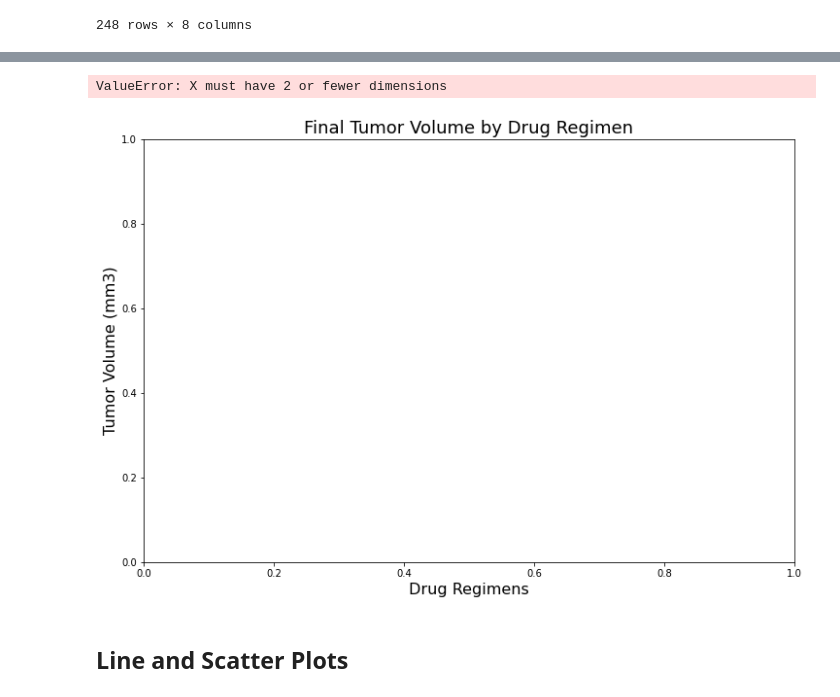
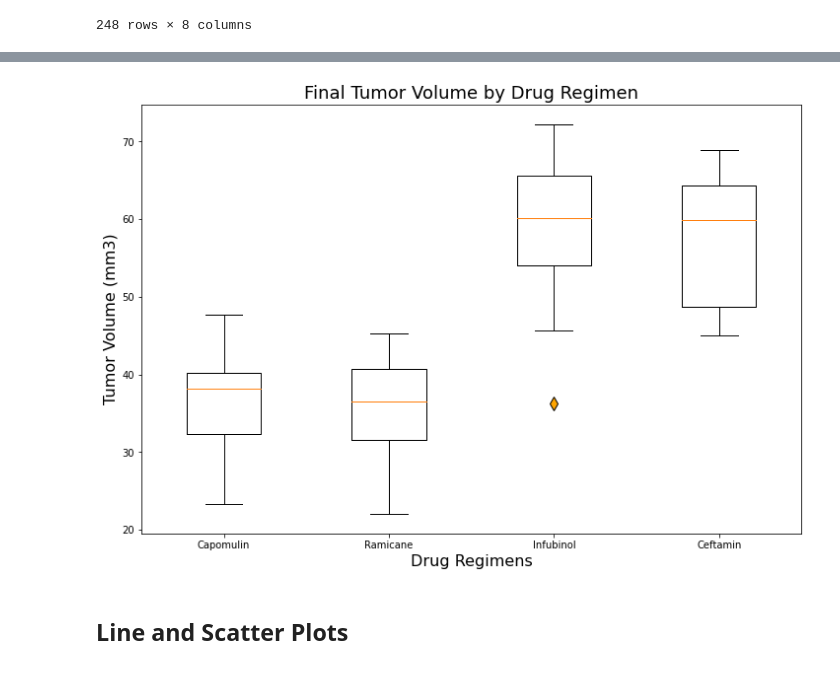
Before and after one commit to Jesskhunter/Matplotlib-Challenge, a Jupyter notebook: Pymaceuticals/pymaceuticals_starter.ipynb, the cells around one changed output, grey strips where cells are left out. Saved outputs shown, nothing was run; the diff lists cells and outputs as text; code cells hidden in the pictures.

```diff
--- a/Pymaceuticals/pymaceuticals_starter.ipynb
+++ b/Pymaceuticals/pymaceuticals_starter.ipynb
@@ -406,38 +408,0 @@ merged_data
-# %%
-# Put treatments into a list for for loop (and later for plot labels)
-treatments = ["Capomulin", "Ramicane", "Infubinol", "Ceftamin"]
-
-# Create empty list to fill with tumor vol data (for plotting)
-final_tumor_vol_list = []
-
-# Calculate the IQR and quantitatively determine if there are any potential outliers.
-for drug in treatments:
-
-    # Locate the rows which contain mice on each drug and get the tumor volumes
-    final_tumor_vol = merged_data.loc[merged_data['Drug Regimen'] == drug, 'Tumor Volume (mm3)']
-
-    # add subset to tumor_vol_list
-    final_tumor_vol_list.append(merged_data)
-
-    # Calculate the IQR and quantitatively
-    quartiles = final_tumor_vol.quantile([.25,.5,.75])
-    lowerq = quartiles[.25]
-    upperq = quartiles[.75]
-    mean = final_tumor_vol.mean()
-    iqr = upperq-lowerq
-    lower_bound = lowerq - (1.5*iqr)
-    upper_bound = upperq + (1.5*iqr)
-
-    # Determine outliers using upper and lower bounds
-    outliers = final_tumor_vol.loc[(final_tumor_vol < lower_bound)
-                  | (final_tumor_vol > upper_bound)]
-
-    # Print out the result
-    print(f"{drug} Regimen")
-    print(f"Final tumor volume(mm3) for {drug} below {round(lower_bound,2)} could be outliers.")
-    print(f"Final tumor volume(mm3) for {drug} above {round(upper_bound,2)} could be outliers.")
-    print(f"Number of outliers for {drug} is: {outliers.count()}")
-    if outliers.count() > 0:
-        for i in outliers.index:
-            print(f'Outlier final tumor volume(mm3) is {round(outliers[i], 2)}')
-    print('----------------------------------------------------------')
@@ -462,16 +409,15 @@ Number of outliers for Ceftamin is: 0
 # %%
 # Generate a box plot of the final tumor volume of each mouse across four regimens of interest
 
 fig1, ax1 = plt.subplots(figsize=(12, 8))
 ax1.set_title('Final Tumor Volume by Drug Regimen', fontsize=18)
 ax1.set_ylabel('Tumor Volume (mm3)', fontsize=16)
 ax1.set_xlabel('Drug Regimens', fontsize=16)
-ax1.boxplot(final_tumor_vol_list, flierprops = dict(markerfacecolor='orange', marker='d',markersize=10))
+ax1.boxplot(final_tumor_vol_list, flierprops = dict(markerfacecolor='orange', marker='d', markersize='10'))
 ax1.set_xticklabels(treatments)
 plt.show()
 # %% [output]
-ValueError: X must have 2 or fewer dimensions
-[figure, old version]
+[figure, new version]
 # %% [markdown]
 ## Line and Scatter Plots
 # %%
```
Also changed, not shown: parts of 10 cells of this notebook.
